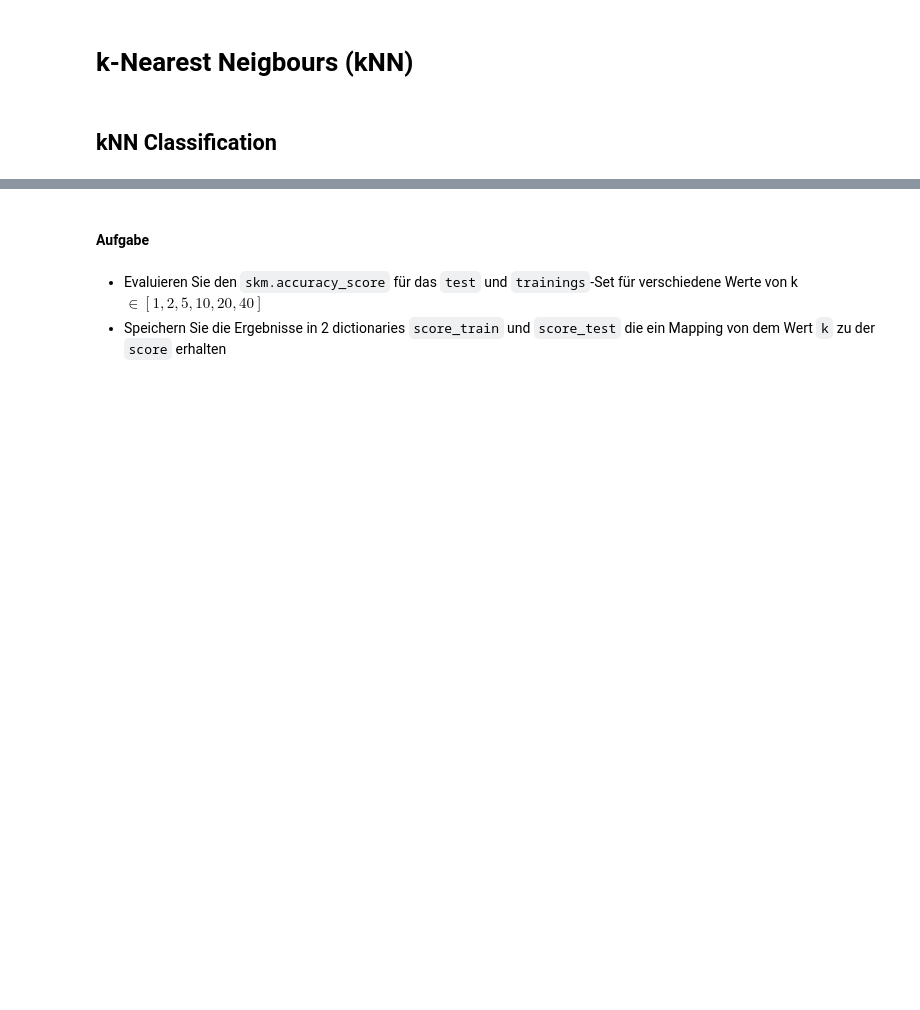
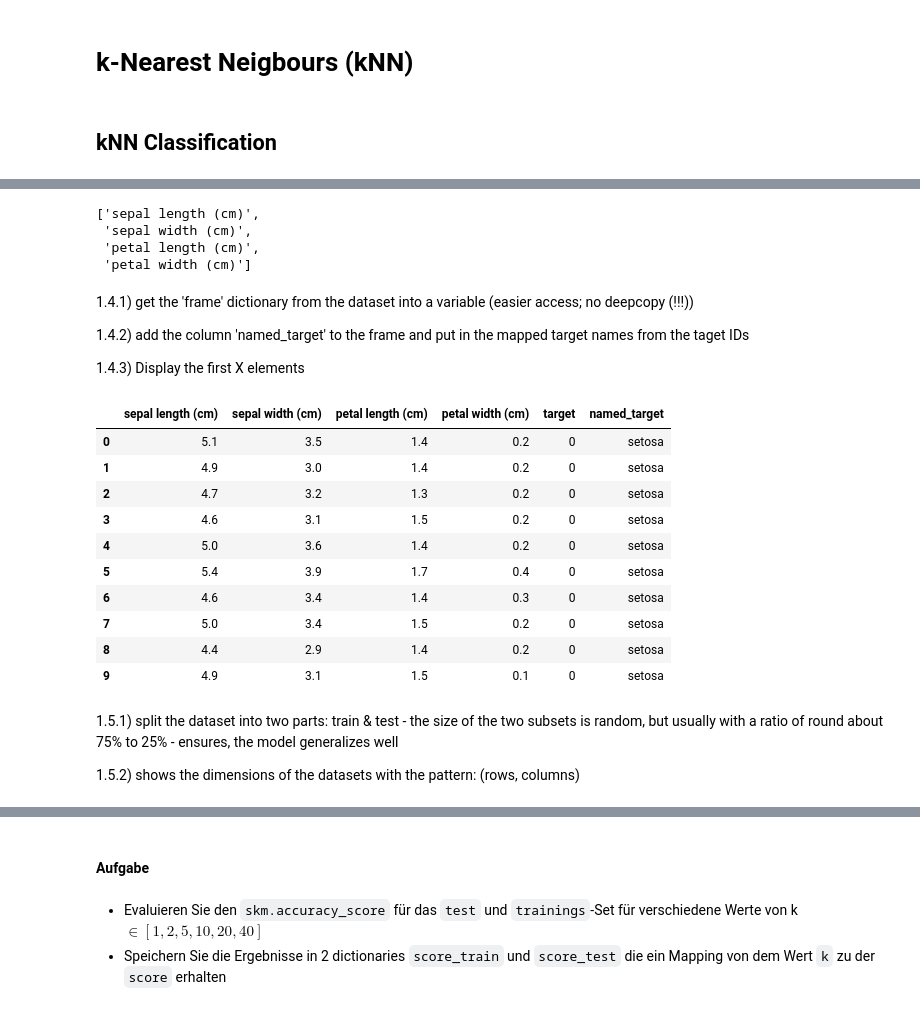
Before and after one commit to j0-ji/AI-class, a Jupyter notebook: uebung_2/week1_knn_in_action_student.ipynb, the cells around one changed output, grey strips where cells are left out. Cells and saved outputs as stored; diff of their text form; code cells hidden in the pictures; blank space fills up the shorter version.

```diff
--- a/uebung_2/week1_knn_in_action_student.ipynb
+++ b/uebung_2/week1_knn_in_action_student.ipynb
@@ -14,10 +37,38 @@ iris_data = sklearn.datasets.load_iris(as_frame=True)
 # %%
 target_num2name = {ix: str(name) for ix, name in enumerate(iris_data['target_names'])}
 feature_names = iris_data['feature_names']
+feature_names
+# %% [output]
+['sepal length (cm)',
+ 'sepal width (cm)',
+ 'petal length (cm)',
+ 'petal width (cm)']
+# %% [markdown]
+1.4.1) get the 'frame' dictionary from the dataset into a variable (easier access; no deepcopy (!!!))
+
+1.4.2) add the column 'named_target' to the frame and put in the mapped target names from the taget IDs
+
+1.4.3) Display the first X elements
 # %%
 iris_df = iris_data['frame']
 iris_df['named_target'] = iris_df['target'].map(target_num2name)
-iris_df.head(20)
+iris_df.head(10)
+# %% [output]
+|  | sepal length (cm) | sepal width (cm) | petal length (cm) | petal width (cm) | target | named_target |
+| 0 | 5.1 | 3.5 | 1.4 | 0.2 | 0 | setosa |
+| 1 | 4.9 | 3.0 | 1.4 | 0.2 | 0 | setosa |
+| 2 | 4.7 | 3.2 | 1.3 | 0.2 | 0 | setosa |
+| 3 | 4.6 | 3.1 | 1.5 | 0.2 | 0 | setosa |
+| 4 | 5.0 | 3.6 | 1.4 | 0.2 | 0 | setosa |
+| 5 | 5.4 | 3.9 | 1.7 | 0.4 | 0 | setosa |
+| 6 | 4.6 | 3.4 | 1.4 | 0.3 | 0 | setosa |
+| 7 | 5.0 | 3.4 | 1.5 | 0.2 | 0 | setosa |
+| 8 | 4.4 | 2.9 | 1.4 | 0.2 | 0 | setosa |
+| 9 | 4.9 | 3.1 | 1.5 | 0.1 | 0 | setosa |
+# %% [markdown]
+1.5.1) split the dataset into two parts: train & test - the size of the two subsets is random, but usually with a ratio of round about 75% to 25% - ensures, the model generalizes well
+
+1.5.2) shows the dimensions of the datasets with the pattern: (rows, columns)
 # %%
 train, test = sklearn.model_selection.train_test_split(iris_df)
 train.shape, test.shape
```
Also changed, not shown: parts of 25 cells of this notebook, 1 other file.
